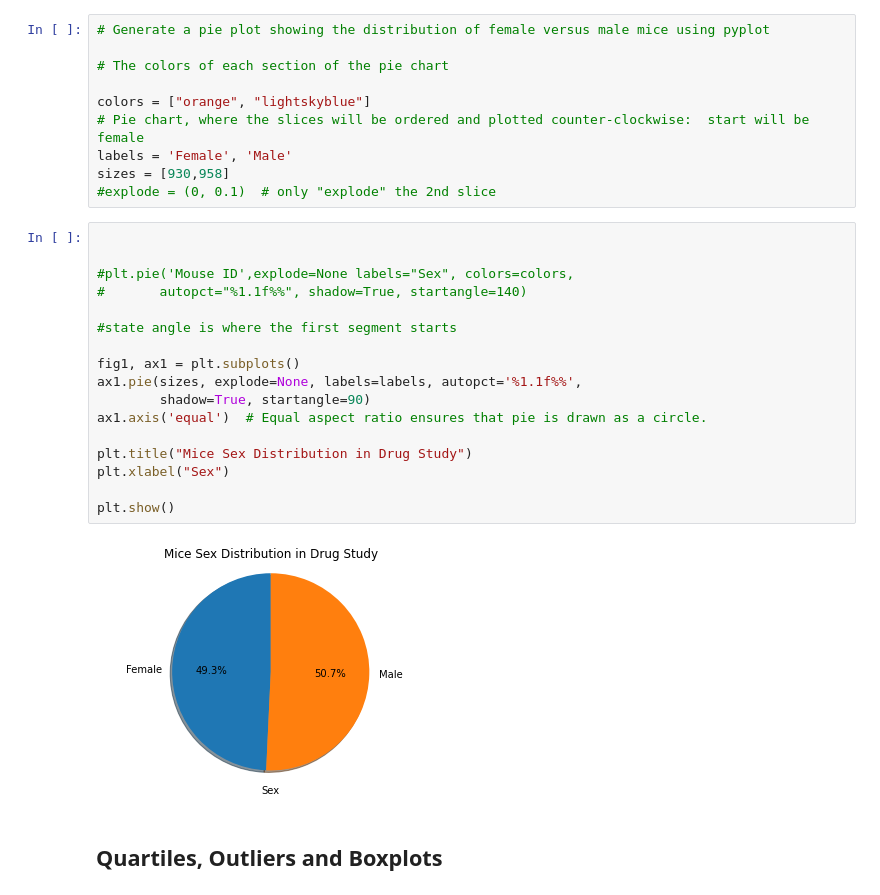
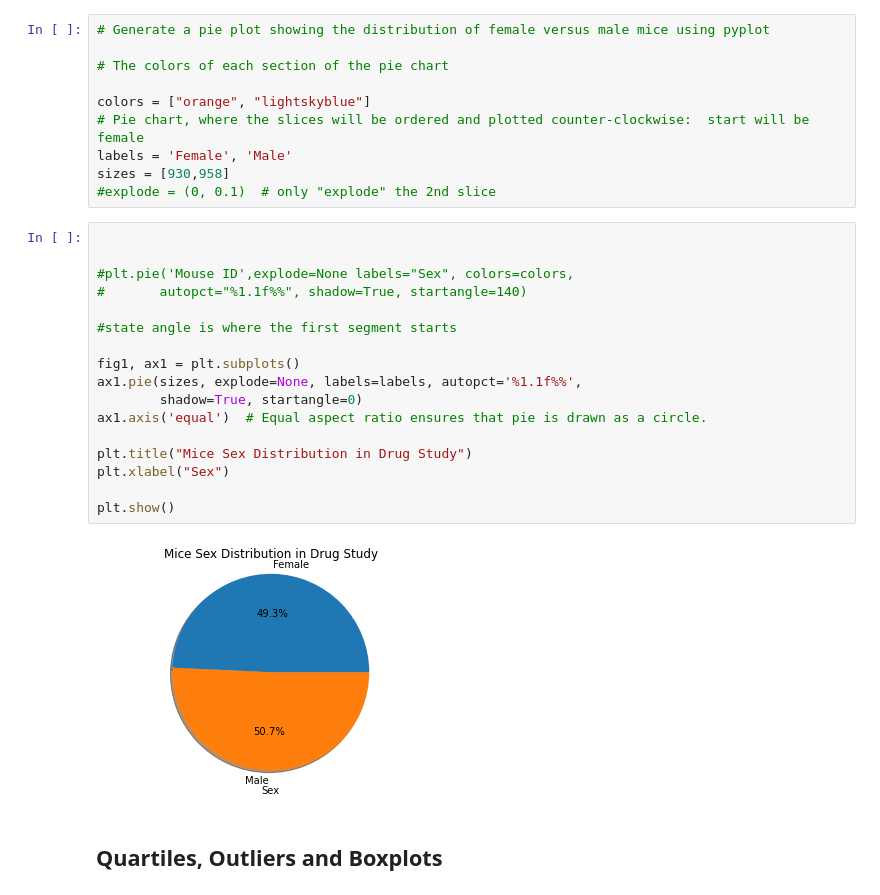
Before and after one commit to Gujaratigirl/HW-MatPlotLib, a Jupyter notebook: Pymaceuticals/pymaceuticals_starter_2.ipynb, the cells around one changed output. Drawn from its saved outputs; the diff is of its cells as text.

```diff
--- a/Pymaceuticals/pymaceuticals_starter_2.ipynb
+++ b/Pymaceuticals/pymaceuticals_starter_2.ipynb
@@ -337,22 +338,22 @@ sizes = [930,958]
 # %%
 
 
 #plt.pie('Mouse ID',explode=None labels="Sex", colors=colors,
 #       autopct="%1.1f%%", shadow=True, startangle=140)
 
 #state angle is where the first segment starts
 
 fig1, ax1 = plt.subplots()
 ax1.pie(sizes, explode=None, labels=labels, autopct='%1.1f%%',
-        shadow=True, startangle=90)
+        shadow=True, startangle=0)
 ax1.axis('equal')  # Equal aspect ratio ensures that pie is drawn as a circle.
 
 plt.title("Mice Sex Distribution in Drug Study")
 plt.xlabel("Sex")
 
 plt.show()
 # %% [output]
-[figure, old version]
+[figure, new version]
 # %% [markdown]
 ## Quartiles, Outliers and Boxplots
 # %%
```
Also changed, not shown: parts of 14 cells of this notebook, 3 other files.
